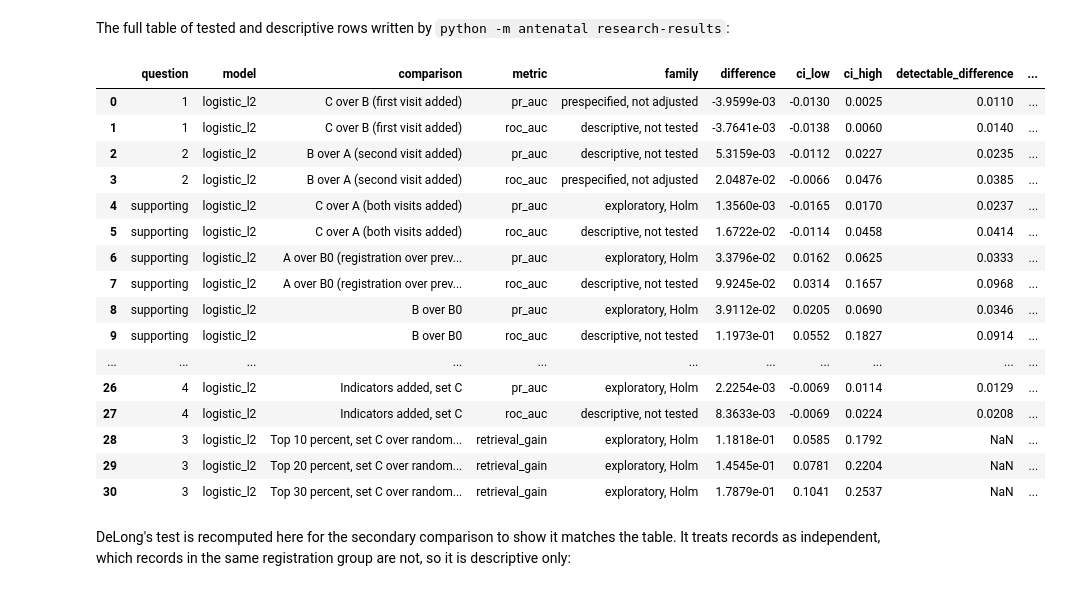
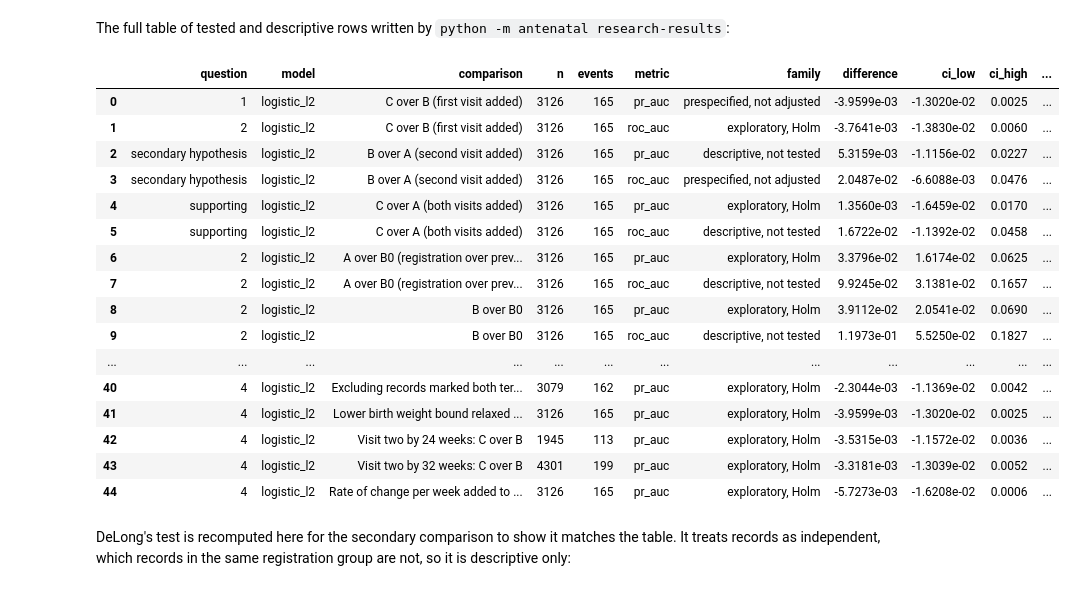
Before and after one commit to Kelvin364/Antanental_risk_model, a Jupyter notebook: notebooks/03_statistical_analysis.ipynb, the cells around one changed output. Cells and saved outputs as stored; diff of their text form; code cells hidden in the pictures.

```diff
--- a/notebooks/03_statistical_analysis.ipynb
+++ b/notebooks/03_statistical_analysis.ipynb
@@ -183,27 +183,27 @@ Aligned on 3126 development records: 9 prediction sets
 # %% [markdown]
 The full table of tested and descriptive rows written by `python -m antenatal research-results`:
 # %%
-columns = ["question", "model", "comparison", "metric", "family", "difference",
-           "ci_low", "ci_high", "detectable_difference", "p_value", "p_holm", "delong_p_value"]
+columns = ["question", "model", "comparison", "n", "events", "metric", "family", "difference",
+           "ci_low", "ci_high", "p_value", "p_method", "p_holm", "delong_p_value"]
 results[columns]
 # %% [output]
-|  | question | model | comparison | metric | family | difference | ci_low | ci_high | detectable_difference | ... |
-| 0 | 1 | logistic_l2 | C over B (first visit added) | pr_auc | prespecified, not adjusted | -3.9599e-03 | -0.0130 | 0.0025 | 0.0110 | ... |
-| 1 | 1 | logistic_l2 | C over B (first visit added) | roc_auc | descriptive, not tested | -3.7641e-03 | -0.0138 | 0.0060 | 0.0140 | ... |
-| 2 | 2 | logistic_l2 | B over A (second visit added) | pr_auc | descriptive, not tested | 5.3159e-03 | -0.0112 | 0.0227 | 0.0235 | ... |
-| 3 | 2 | logistic_l2 | B over A (second visit added) | roc_auc | prespecified, not adjusted | 2.0487e-02 | -0.0066 | 0.0476 | 0.0385 | ... |
-| 4 | supporting | logistic_l2 | C over A (both visits added) | pr_auc | exploratory, Holm | 1.3560e-03 | -0.0165 | 0.0170 | 0.0237 | ... |
-| 5 | supporting | logistic_l2 | C over A (both visits added) | roc_auc | descriptive, not tested | 1.6722e-02 | -0.0114 | 0.0458 | 0.0414 | ... |
-| 6 | supporting | logistic_l2 | A over B0 (registration over prev... | pr_auc | exploratory, Holm | 3.3796e-02 | 0.0162 | 0.0625 | 0.0333 | ... |
-| 7 | supporting | logistic_l2 | A over B0 (registration over prev... | roc_auc | descriptive, not tested | 9.9245e-02 | 0.0314 | 0.1657 | 0.0968 | ... |
-| 8 | supporting | logistic_l2 | B over B0 | pr_auc | exploratory, Holm | 3.9112e-02 | 0.0205 | 0.0690 | 0.0346 | ... |
-| 9 | supporting | logistic_l2 | B over B0 | roc_auc | descriptive, not tested | 1.1973e-01 | 0.0552 | 0.1827 | 0.0914 | ... |
-| ... | ... | ... | ... | ... | ... | ... | ... | ... | ... | ... |
-| 26 | 4 | logistic_l2 | Indicators added, set C | pr_auc | exploratory, Holm | 2.2254e-03 | -0.0069 | 0.0114 | 0.0129 | ... |
-| 27 | 4 | logistic_l2 | Indicators added, set C | roc_auc | descriptive, not tested | 8.3633e-03 | -0.0069 | 0.0224 | 0.0208 | ... |
-| 28 | 3 | logistic_l2 | Top 10 percent, set C over random... | retrieval_gain | exploratory, Holm | 1.1818e-01 | 0.0585 | 0.1792 | NaN | ... |
-| 29 | 3 | logistic_l2 | Top 20 percent, set C over random... | retrieval_gain | exploratory, Holm | 1.4545e-01 | 0.0781 | 0.2204 | NaN | ... |
-| 30 | 3 | logistic_l2 | Top 30 percent, set C over random... | retrieval_gain | exploratory, Holm | 1.7879e-01 | 0.1041 | 0.2537 | NaN | ... |
+|  | question | model | comparison | n | events | metric | family | difference | ci_low | ci_high | ... |
+| 0 | 1 | logistic_l2 | C over B (first visit added) | 3126 | 165 | pr_auc | prespecified, not adjusted | -3.9599e-03 | -1.3020e-02 | 0.0025 | ... |
+| 1 | 2 | logistic_l2 | C over B (first visit added) | 3126 | 165 | roc_auc | exploratory, Holm | -3.7641e-03 | -1.3830e-02 | 0.0060 | ... |
+| 2 | secondary hypothesis | logistic_l2 | B over A (second visit added) | 3126 | 165 | pr_auc | descriptive, not tested | 5.3159e-03 | -1.1156e-02 | 0.0227 | ... |
+| 3 | secondary hypothesis | logistic_l2 | B over A (second visit added) | 3126 | 165 | roc_auc | prespecified, not adjusted | 2.0487e-02 | -6.6088e-03 | 0.0476 | ... |
+| 4 | supporting | logistic_l2 | C over A (both visits added) | 3126 | 165 | pr_auc | exploratory, Holm | 1.3560e-03 | -1.6459e-02 | 0.0170 | ... |
+| 5 | supporting | logistic_l2 | C over A (both visits added) | 3126 | 165 | roc_auc | descriptive, not tested | 1.6722e-02 | -1.1392e-02 | 0.0458 | ... |
+| 6 | 2 | logistic_l2 | A over B0 (registration over prev... | 3126 | 165 | pr_auc | exploratory, Holm | 3.3796e-02 | 1.6174e-02 | 0.0625 | ... |
+| 7 | 2 | logistic_l2 | A over B0 (registration over prev... | 3126 | 165 | roc_auc | descriptive, not tested | 9.9245e-02 | 3.1381e-02 | 0.1657 | ... |
+| 8 | 2 | logistic_l2 | B over B0 | 3126 | 165 | pr_auc | exploratory, Holm | 3.9112e-02 | 2.0541e-02 | 0.0690 | ... |
+| 9 | 2 | logistic_l2 | B over B0 | 3126 | 165 | roc_auc | descriptive, not tested | 1.1973e-01 | 5.5250e-02 | 0.1827 | ... |
+| ... | ... | ... | ... | ... | ... | ... | ... | ... | ... | ... | ... |
+| 40 | 4 | logistic_l2 | Excluding records marked both ter... | 3079 | 162 | pr_auc | exploratory, Holm | -2.3044e-03 | -1.1369e-02 | 0.0042 | ... |
+| 41 | 4 | logistic_l2 | Lower birth weight bound relaxed ... | 3126 | 165 | pr_auc | exploratory, Holm | -3.9599e-03 | -1.3020e-02 | 0.0025 | ... |
+| 42 | 4 | logistic_l2 | Visit two by 24 weeks: C over B | 1945 | 113 | pr_auc | exploratory, Holm | -3.5315e-03 | -1.1572e-02 | 0.0036 | ... |
+| 43 | 4 | logistic_l2 | Visit two by 32 weeks: C over B | 4301 | 199 | pr_auc | exploratory, Holm | -3.3181e-03 | -1.3039e-02 | 0.0052 | ... |
+| 44 | 4 | logistic_l2 | Rate of change per week added to ... | 3126 | 165 | pr_auc | exploratory, Holm | -5.7273e-03 | -1.6208e-02 | 0.0006 | ... |
 # %% [markdown]
 DeLong's test is recomputed here for the secondary comparison to show it matches the table. It treats records as independent, which records in the same registration group are not, so it is descriptive only:
 # %%
```
Also changed, not shown: parts of 5 cells of this notebook, 20 other files.
